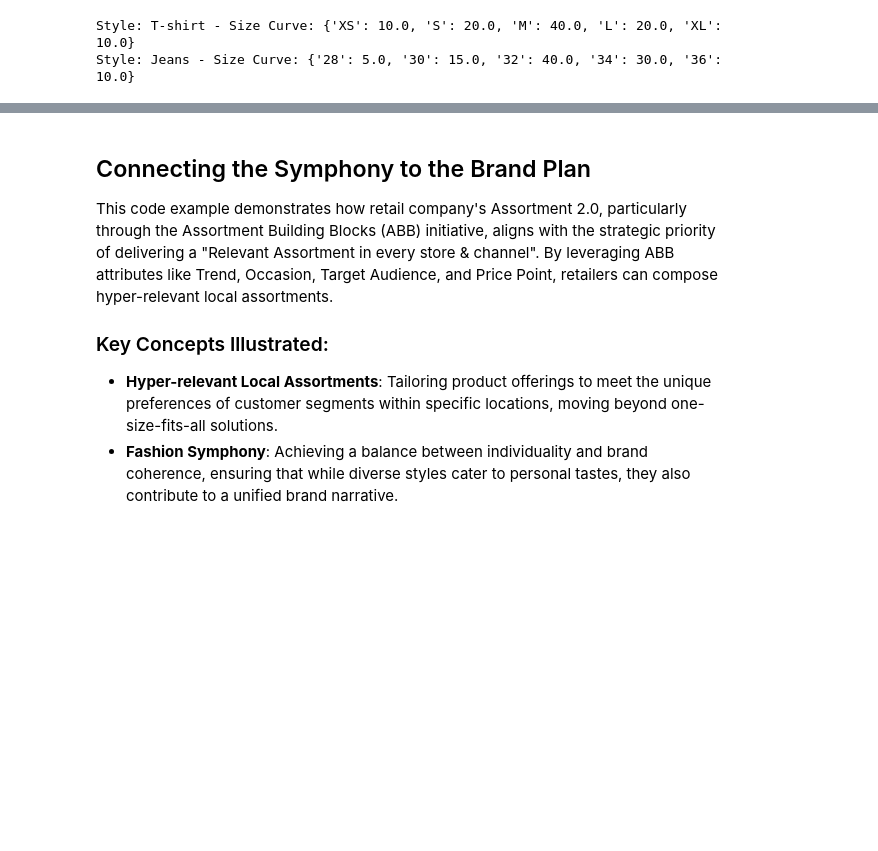
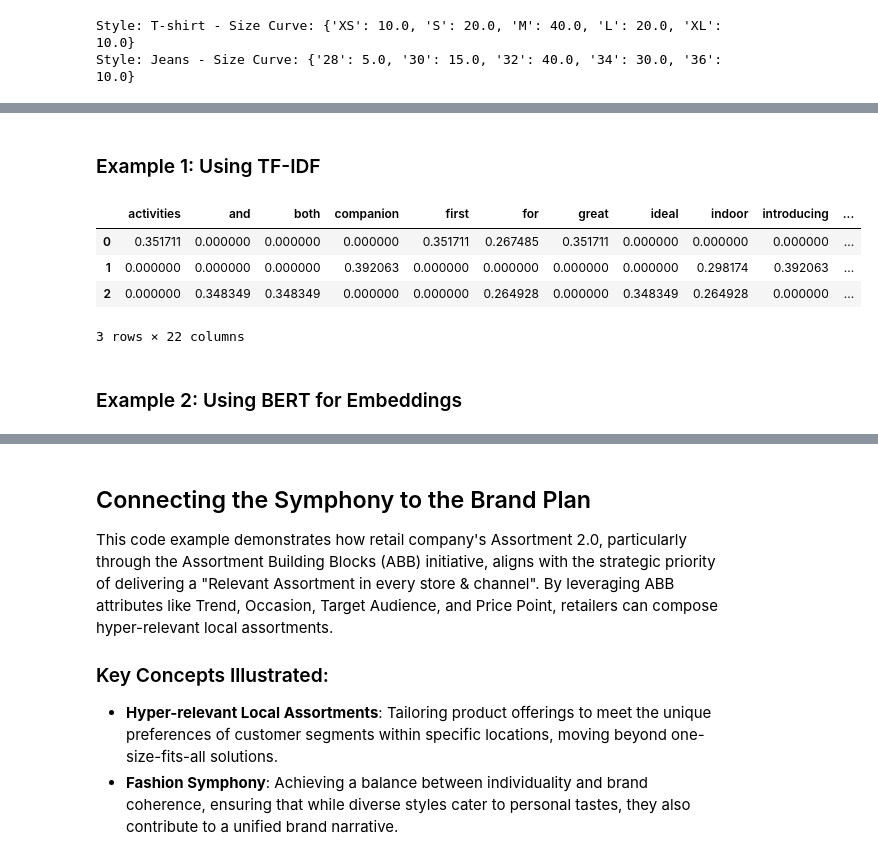
Before and after one commit to mgorav/assortment, a Jupyter notebook: assortment_v1.0..ipynb, the cells around one changed output, grey strips where cells are left out. Saved outputs shown, nothing was run; the diff lists cells and outputs as text; code cells hidden in the pictures; blank space fills up the shorter version.

```diff
--- a/assortment_v1.0..ipynb
+++ b/assortment_v1.0..ipynb
@@ -370,0 +376,29 @@ Style: Jeans - Size Curve: {'28': 5.0, '30': 15.0, '32': 40.0, '34': 30.0, '36':
+# %% [markdown]
+### Example 1: Using TF-IDF
+# %%
+from sklearn.feature_extraction.text import TfidfVectorizer
+import pandas as pd
+
+# Sample data: Product descriptions
+data = ["This is the first product. It's great for outdoor activities.",
+        "Introducing our second product - your perfect indoor companion.",
+        "Our third product is ideal for both indoor and outdoor settings."]
+
+# Initialize the TF-IDF Vectorizer
+tfidf_vectorizer = TfidfVectorizer()
+
+# Fit and transform the product descriptions
+tfidf_matrix = tfidf_vectorizer.fit_transform(data)
+
+# Convert the TF-IDF matrix to a DataFrame for better readability
+tfidf_df = pd.DataFrame(tfidf_matrix.toarray(), columns=tfidf_vectorizer.get_feature_names_out())
+
+display(tfidf_df)
+# %% [output]
+|  | activities | and | both | companion | first | for | great | ideal | indoor | introducing | ... |
+| 0 | 0.351711 | 0.000000 | 0.000000 | 0.000000 | 0.351711 | 0.267485 | 0.351711 | 0.000000 | 0.000000 | 0.000000 | ... |
+| 1 | 0.000000 | 0.000000 | 0.000000 | 0.392063 | 0.000000 | 0.000000 | 0.000000 | 0.000000 | 0.298174 | 0.392063 | ... |
+| 2 | 0.000000 | 0.348349 | 0.348349 | 0.000000 | 0.000000 | 0.264928 | 0.000000 | 0.348349 | 0.264928 | 0.000000 | ... |
+3 rows × 22 columns
+# %% [markdown]
+### Example 2: Using BERT for Embeddings
```
Also changed, not shown: parts of 11 cells of this notebook.
